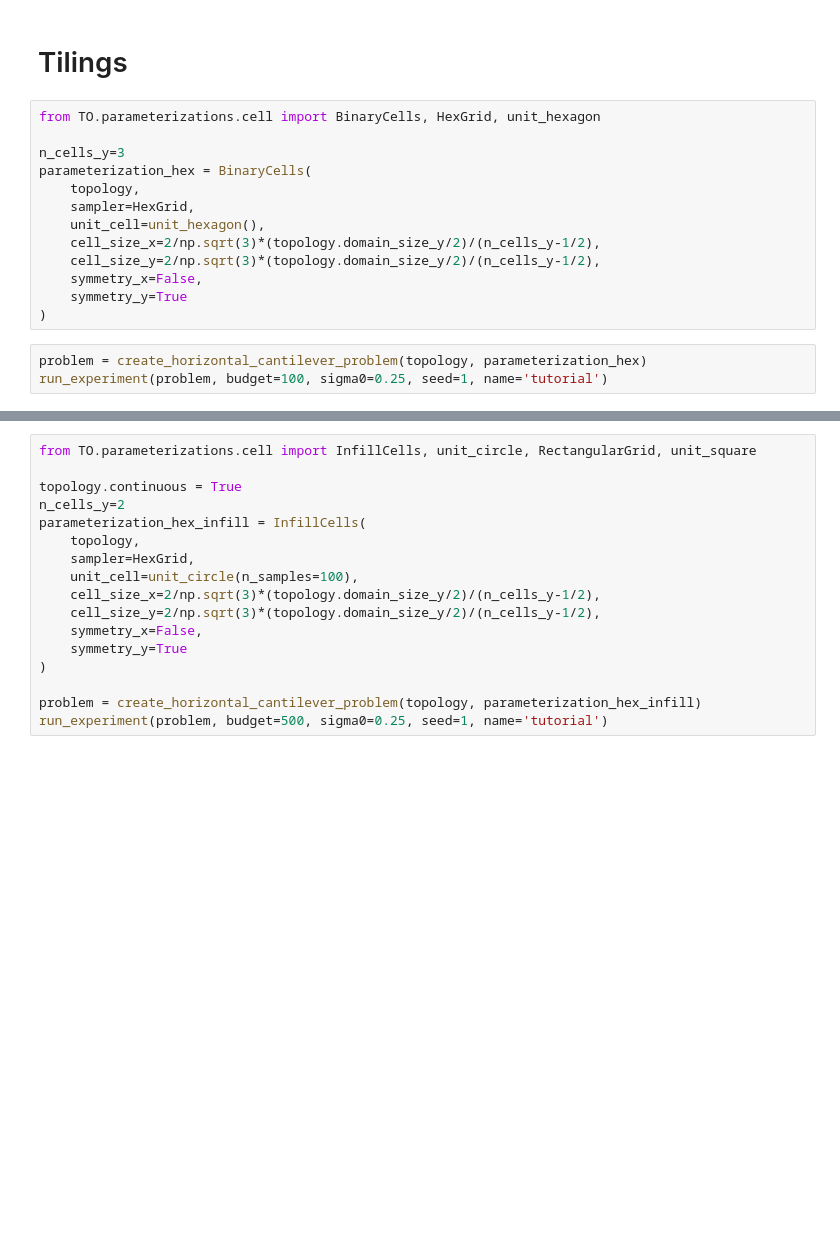
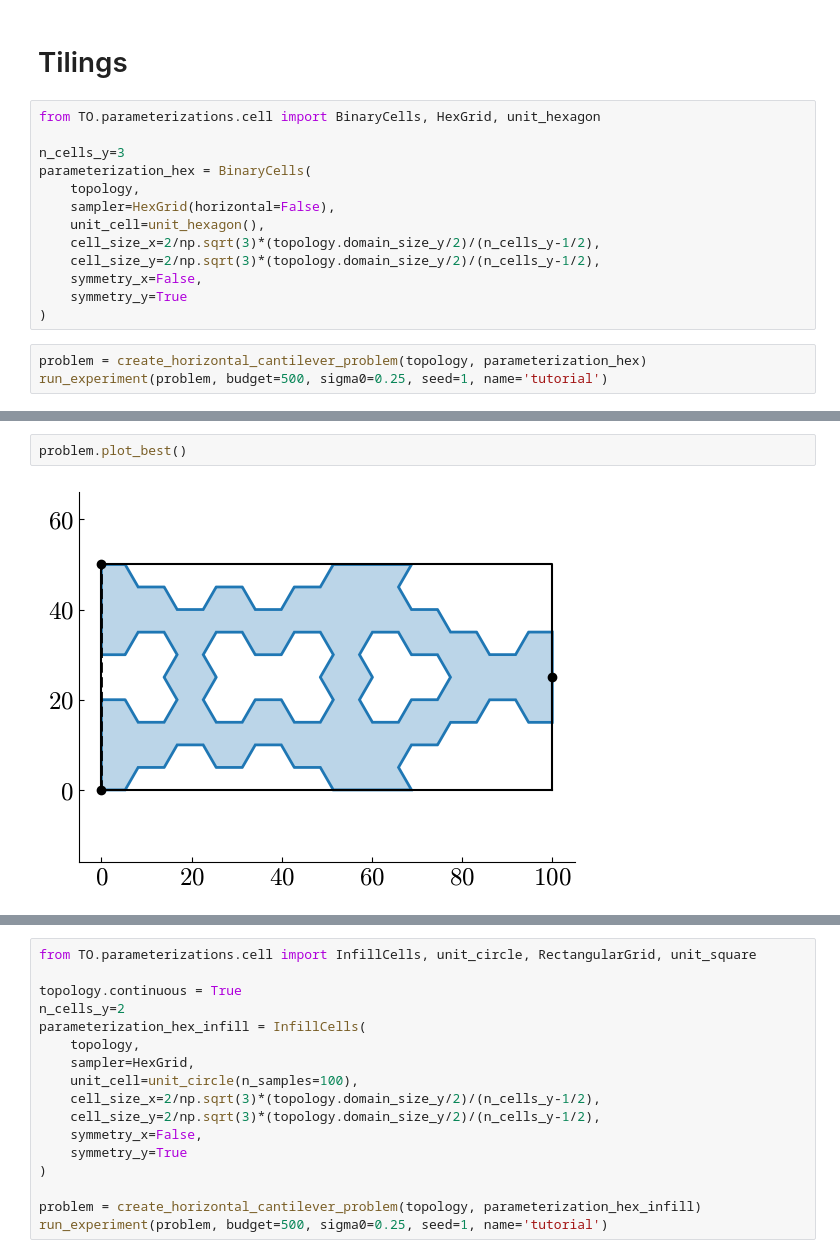
Before and after one commit to jelle-westra/tobbo, a Jupyter notebook: tutorial.ipynb, the cells around one changed output, grey strips where cells are left out. Drawn from its saved outputs; the diff is of its cells as text; blank space fills up the shorter version.

```diff
--- a/tutorial.ipynb
+++ b/tutorial.ipynb
@@ -166,7 +166,7 @@ from TO.parameterizations.cell import BinaryCells, HexGrid, unit_hexagon
 n_cells_y=3
 parameterization_hex = BinaryCells(
     topology,
-    sampler=HexGrid,
+    sampler=HexGrid(horizontal=False),
     unit_cell=unit_hexagon(),
     cell_size_x=2/np.sqrt(3)*(topology.domain_size_y/2)/(n_cells_y-1/2),
     cell_size_y=2/np.sqrt(3)*(topology.domain_size_y/2)/(n_cells_y-1/2),
@@ -175,5 +175,5 @@ parameterization_hex = BinaryCells(
 )
 # %%
 problem = create_horizontal_cantilever_problem(topology, parameterization_hex)
-run_experiment(problem, budget=100, sigma0=0.25, seed=1, name='tutorial')
+run_experiment(problem, budget=500, sigma0=0.25, seed=1, name='tutorial')
 # %% [output]
@@ -186,0 +199,4 @@ Iterat #Fevals   function value  axis ratio  sigma  min&max std  t[m:s]
+# %%
+problem.plot_best()
+# %% [output]
+[figure, added]
```
Also changed, not shown: parts of 8 cells of this notebook.
